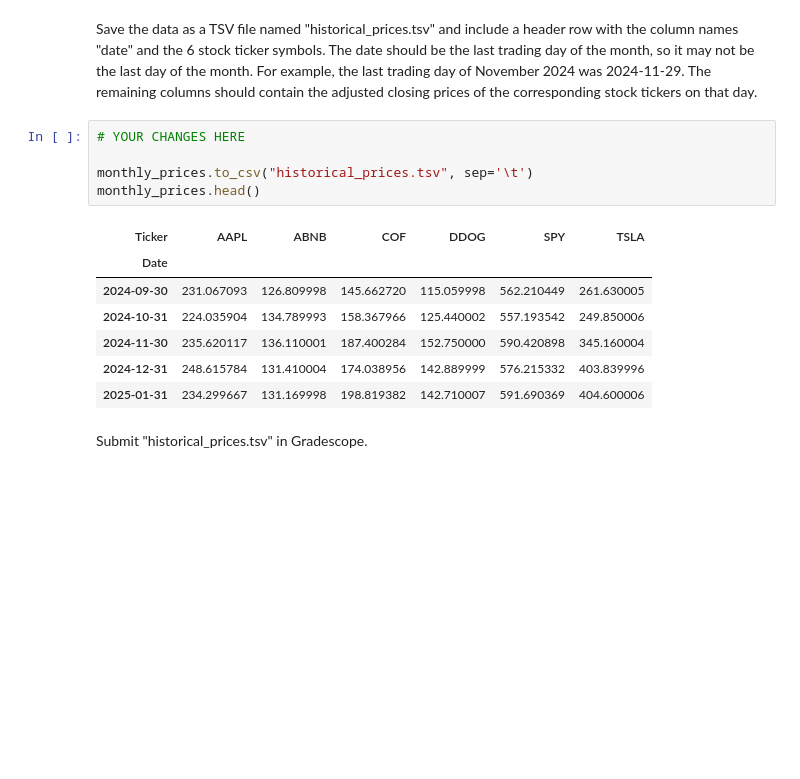
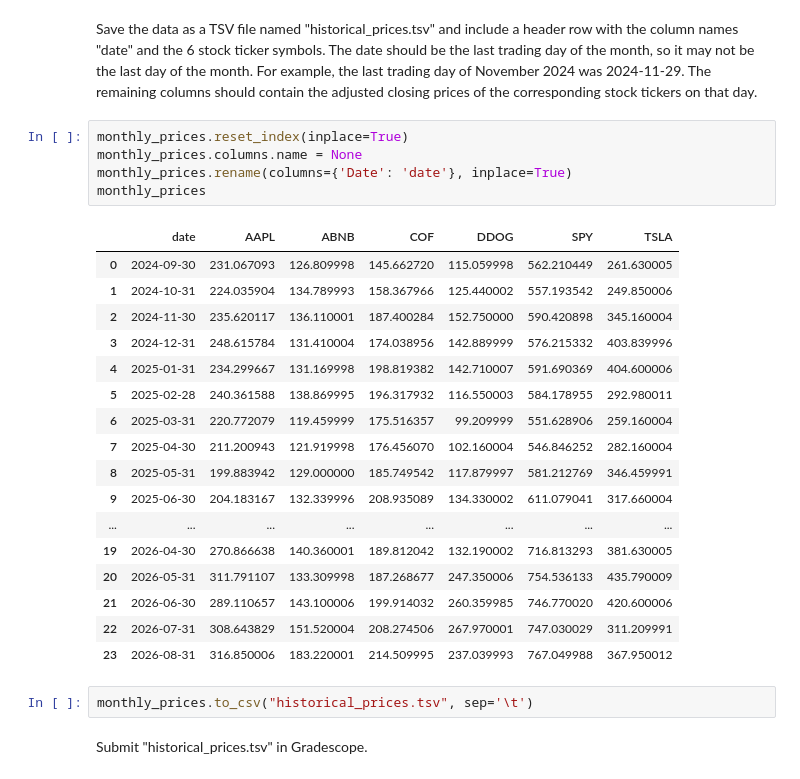
Before and after one commit to calebhadley1/AI_in_the_Field_Coursework, a Jupyter notebook: Week 1/dx704-project-01.ipynb, the cells around one changed output. Drawn from its saved outputs; the diff is of its cells as text; blank space fills up the shorter version.

```diff
--- a/Week 1/dx704-project-01.ipynb
+++ b/Week 1/dx704-project-01.ipynb
@@ -127,19 +127,31 @@ Save the data as a TSV file named "historical_prices.tsv" and include a header r
 The date should be the last trading day of the month, so it may not be the last day of the month.
 For example, the last trading day of November 2024 was 2024-11-29.
 The remaining columns should contain the adjusted closing prices of the corresponding stock tickers on that day.
+# %%
+monthly_prices.reset_index(inplace=True)
+monthly_prices.columns.name = None
+monthly_prices.rename(columns={'Date': 'date'}, inplace=True)
+monthly_prices
+# %% [output]
+|  | date | AAPL | ABNB | COF | DDOG | SPY | TSLA |
+| 0 | 2024-09-30 | 231.067093 | 126.809998 | 145.662720 | 115.059998 | 562.210449 | 261.630005 |
+| 1 | 2024-10-31 | 224.035904 | 134.789993 | 158.367966 | 125.440002 | 557.193542 | 249.850006 |
+| 2 | 2024-11-30 | 235.620117 | 136.110001 | 187.400284 | 152.750000 | 590.420898 | 345.160004 |
+| 3 | 2024-12-31 | 248.615784 | 131.410004 | 174.038956 | 142.889999 | 576.215332 | 403.839996 |
+| 4 | 2025-01-31 | 234.299667 | 131.169998 | 198.819382 | 142.710007 | 591.690369 | 404.600006 |
+| 5 | 2025-02-28 | 240.361588 | 138.869995 | 196.317932 | 116.550003 | 584.178955 | 292.980011 |
+| 6 | 2025-03-31 | 220.772079 | 119.459999 | 175.516357 | 99.209999 | 551.628906 | 259.160004 |
+| 7 | 2025-04-30 | 211.200943 | 121.919998 | 176.456070 | 102.160004 | 546.846252 | 282.160004 |
+| 8 | 2025-05-31 | 199.883942 | 129.000000 | 185.749542 | 117.879997 | 581.212769 | 346.459991 |
+| 9 | 2025-06-30 | 204.183167 | 132.339996 | 208.935089 | 134.330002 | 611.079041 | 317.660004 |
+| ... | ... | ... | ... | ... | ... | ... | ... |
+| 19 | 2026-04-30 | 270.866638 | 140.360001 | 189.812042 | 132.190002 | 716.813293 | 381.630005 |
+| 20 | 2026-05-31 | 311.791107 | 133.309998 | 187.268677 | 247.350006 | 754.536133 | 435.790009 |
+| 21 | 2026-06-30 | 289.110657 | 143.100006 | 199.914032 | 260.359985 | 746.770020 | 420.600006 |
+| 22 | 2026-07-31 | 308.643829 | 151.520004 | 208.274506 | 267.970001 | 747.030029 | 311.209991 |
+| 23 | 2026-08-31 | 316.850006 | 183.220001 | 214.509995 | 237.039993 | 767.049988 | 367.950012 |
 # %%
-# YOUR CHANGES HERE
-
 monthly_prices.to_csv("historical_prices.tsv", sep='\t')
-monthly_prices.head()
-# %% [output]
-| Ticker | AAPL | ABNB | COF | DDOG | SPY | TSLA |
-| Date |  |  |  |  |  |  |
-| 2024-09-30 | 231.067093 | 126.809998 | 145.662720 | 115.059998 | 562.210449 | 261.630005 |
-| 2024-10-31 | 224.035904 | 134.789993 | 158.367966 | 125.440002 | 557.193542 | 249.850006 |
-| 2024-11-30 | 235.620117 | 136.110001 | 187.400284 | 152.750000 | 590.420898 | 345.160004 |
-| 2024-12-31 | 248.615784 | 131.410004 | 174.038956 | 142.889999 | 576.215332 | 403.839996 |
-| 2025-01-31 | 234.299667 | 131.169998 | 198.819382 | 142.710007 | 591.690369 | 404.600006 |
 # %% [markdown]
 Submit "historical_prices.tsv" in Gradescope.
 # %% [markdown]
```
Also changed, not shown: parts of 11 cells of this notebook, 3 other files.
